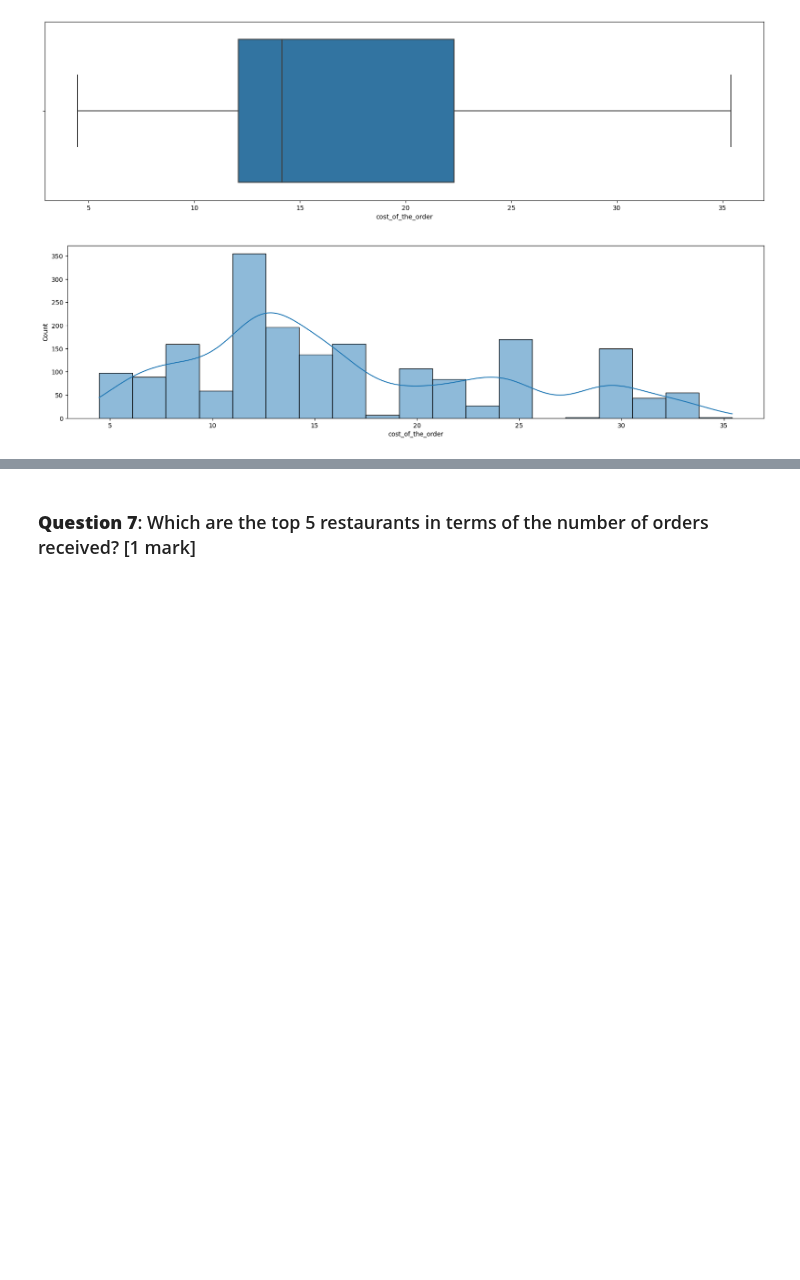
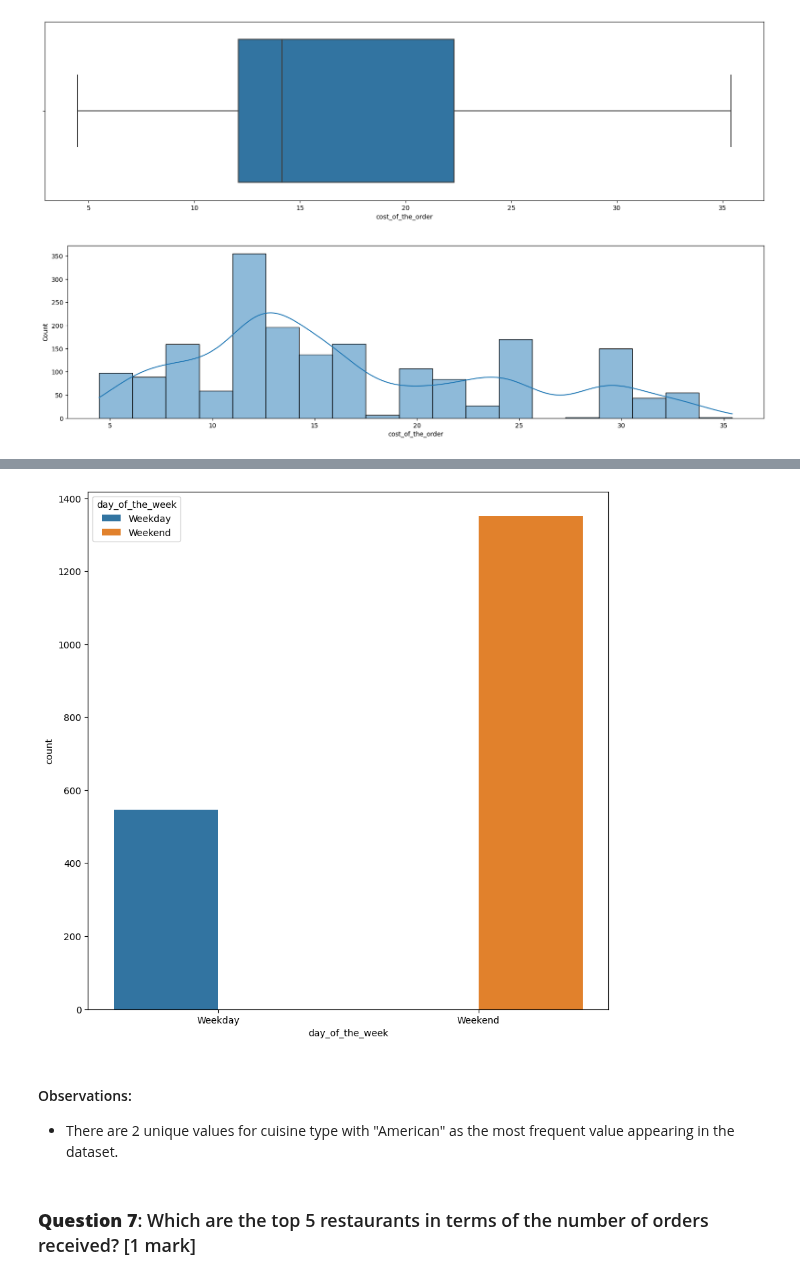
Before and after one commit to HelimaBass/Content_Drive, a Jupyter notebook: FDS_Project_LearnerNotebook_FullCode.ipynb, the cells around one changed output, grey strips where cells are left out. Saved outputs shown, nothing was run; the diff lists cells and outputs as text; code cells hidden in the pictures; blank space fills up the shorter version.

```diff
--- a/FDS_Project_LearnerNotebook_FullCode.ipynb
+++ b/FDS_Project_LearnerNotebook_FullCode.ipynb
@@ -330,3 +361,12 @@ df['day_of_the_week'].nunique()
+# %%
+plt.figure(figsize = (10,10))
+sns.countplot(data=df, x="day_of_the_week", hue='day_of_the_week')
+plt.show()
+# %% [output]
+[figure, added]
+# %% [markdown]
+#### Observations:
+* There are 2 unique values for cuisine type with "American" as the most frequent value appearing in the dataset.
 # %%
 # Generate the number of unique values for rating variable
 df['rating'].nunique()
```
Also changed, not shown: parts of 7 cells of this notebook.
